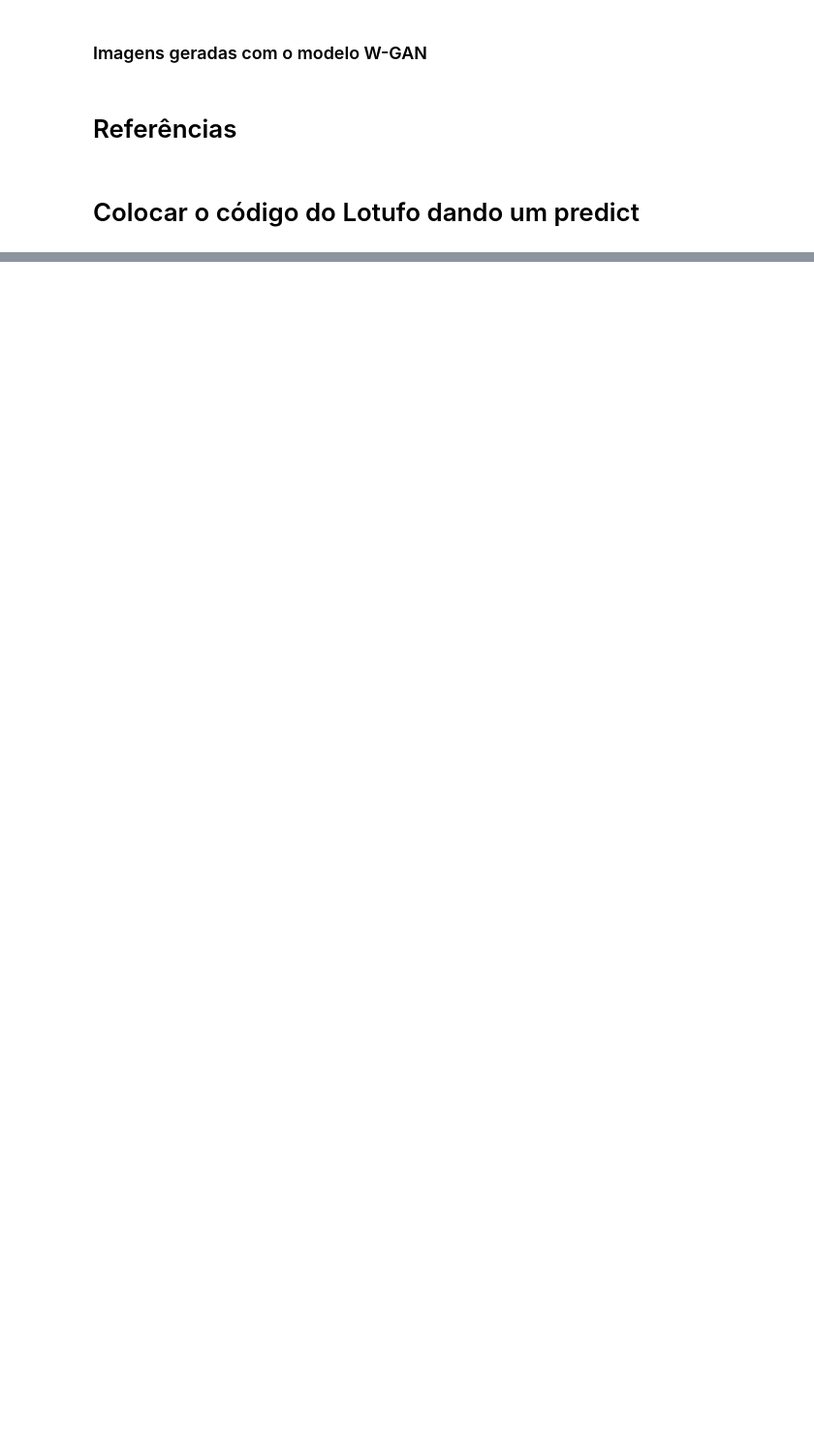
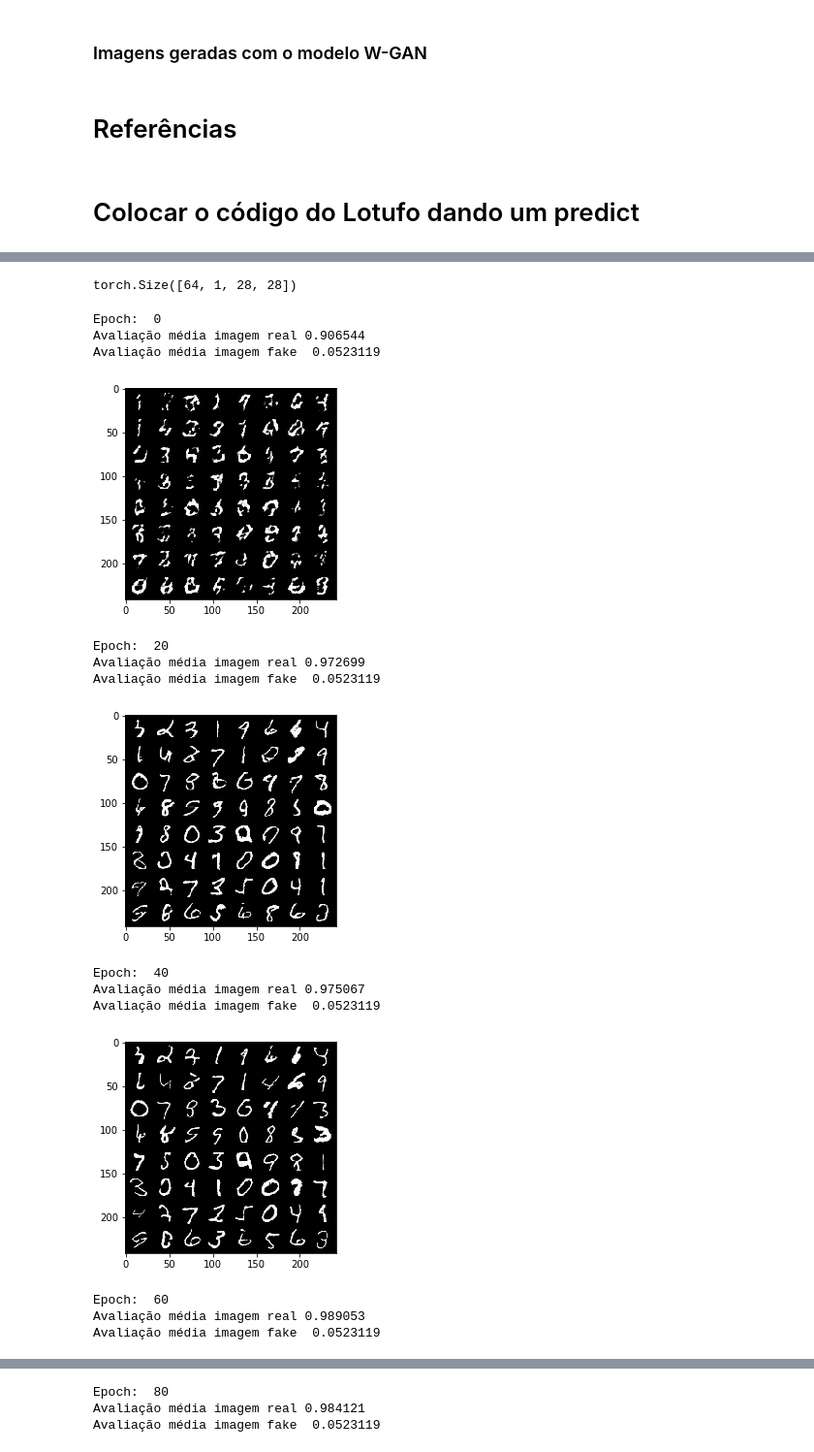
Before and after one commit to apsvieira/Projeto_final_ia368z, a Jupyter notebook: Our_code/apresentacao.ipynb, the cells around one changed output, grey strips where cells are left out. Shown at 97% size. Saved outputs shown, nothing was run; the diff lists cells and outputs as text; code cells hidden in the pictures; blank space fills up the shorter version.

Commit message:
Visualização do lotufo

```diff
--- a/Our_code/apresentacao.ipynb
+++ b/Our_code/apresentacao.ipynb
@@ -657,0 +763,8 @@ Diversos trabalhos focam em propor funções de custo que proporcionam convergê
+# %%
+outputDir = '../Gans_teste/outputdir_train_classifier_lotufo_final/'
+
+load_models(netG,netD,outputDir,20)
+# %%
+noise = torch.FloatTensor(64, nz, 1, 1).normal_(0, 1)
+fixed_noise=noise
+output = netG(Variable(fixed_noise))
@@ -657,0 +799,5 @@ Diversos trabalhos focam em propor funções de custo que proporcionam convergê
+# %%
+batch_size = 64
+
+#Definimos o dataloader, com o batchsize e etc
+dataloader = define_dataloader(dataset_cherry, batch_size)
@@ -657,0 +807,39 @@ Diversos trabalhos focam em propor funções de custo que proporcionam convergê
+# %%
+for batch, data in enumerate(dataloader, 0):
+    if batch > 0:
+        break
+real_image = data[0]
+real_image.size()
+# %% [output]
+torch.Size([64, 1, 28, 28])
+# %%
+epoch_list = [0,20,40,60,80]
+
+for epoch in epoch_list:
+    load_models(netG,netD,outputDir,epoch)
+    output=netG(Variable(fixed_noise))
+    vutils.save_image(output.data,'./fake_epoch%s.png'.format(epoch),nrow=8)
+    image = mpimg.imread('./fake_epoch%s.png')
+    plt.imshow(image)
+    fake_target = netD(output)
+    real_target = netD(Variable(real_image))
+    print('Epoch: ',epoch)
+    print('Avaliação média imagem real', real_target.data.numpy().mean())
+    print('Avaliação média imagem fake ',target.data.numpy().mean())
+    plt.show()
+# %% [output]
+Epoch:  0
+Avaliação média imagem real 0.906544
+Avaliação média imagem fake  0.0523119
+[figure, added]
+Epoch:  20
+Avaliação média imagem real 0.972699
+Avaliação média imagem fake  0.0523119
+[figure, added]
+Epoch:  40
+Avaliação média imagem real 0.975067
+Avaliação média imagem fake  0.0523119
+[figure, added]
+Epoch:  60
+Avaliação média imagem real 0.989053
+Avaliação média imagem fake  0.0523119
@@ -657,0 +847,3 @@ Diversos trabalhos focam em propor funções de custo que proporcionam convergê
+Epoch:  80
+Avaliação média imagem real 0.984121
+Avaliação média imagem fake  0.0523119
```
Also changed, not shown: parts of 15 cells of this notebook, 4 other files.
